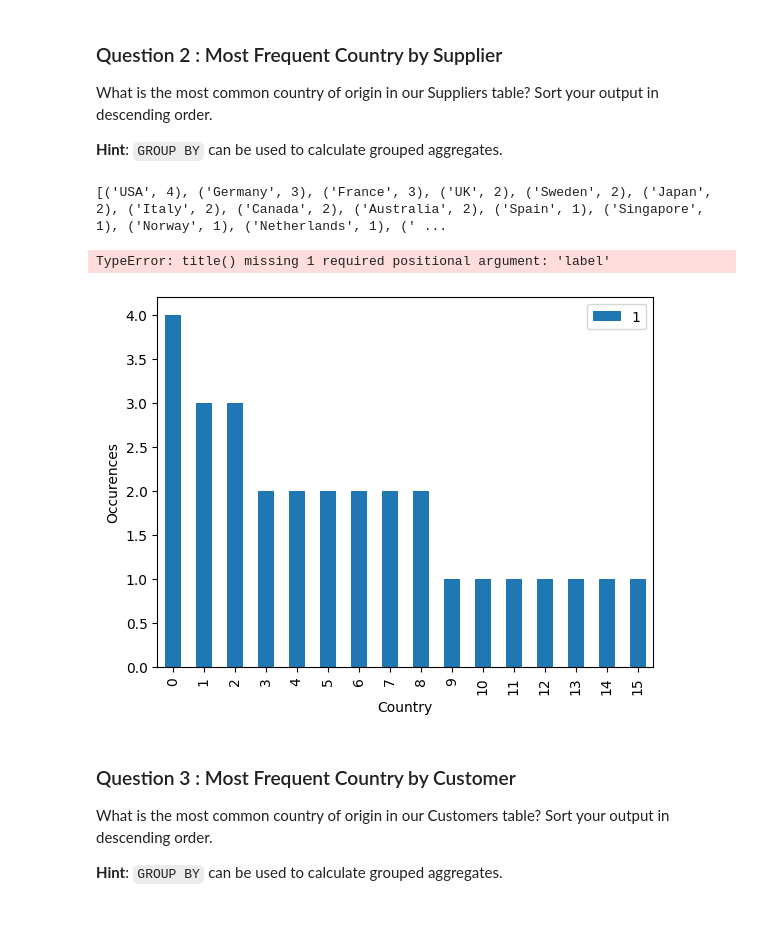
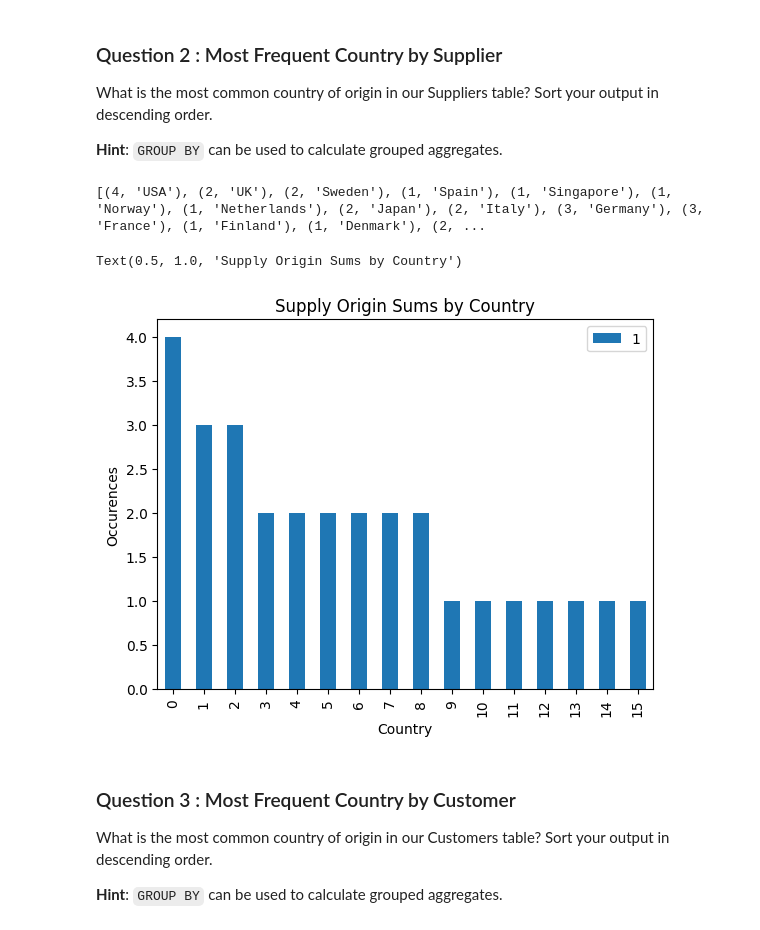
Before and after one commit to jaronly265/SQL-Food-Supplier-Analysis, a Jupyter notebook: adhoc_report.ipynb, the cells around one changed output. Drawn from its saved outputs; the diff is of its cells as text; code cells hidden in the pictures.

```diff
--- a/adhoc_report.ipynb
+++ b/adhoc_report.ipynb
@@ -44,31 +45,31 @@ What is the most common country of origin in our Suppliers table? Sort your outp
 # %%
 # TODO: Write a SQL query which will answer the question above.
 cursor.execute("""
-    SELECT Country, COUNT()
+    SELECT Count(supplierID), Country
     FROM Suppliers
     GROUP BY Country
-    ORDER BY COUNT(Country) DESC;
+    ORDER BY Country DESC;
 """)
 
 # TODO: Fetch your list of tuples and print it out
 rows = cursor.fetchall()
 print(rows)
 # %% [output]
-[('USA', 4), ('Germany', 3), ('France', 3), ('UK', 2), ('Sweden', 2), ('Japan', 2), ('Italy', 2), ('Canada', 2), ('Australia', 2), ('Spain', 1), ('Singapore', 1), ('Norway', 1), ('Netherlands', 1), (' ...
+[(4, 'USA'), (2, 'UK'), (2, 'Sweden'), (1, 'Spain'), (1, 'Singapore'), (1, 'Norway'), (1, 'Netherlands'), (2, 'Japan'), (2, 'Italy'), (3, 'Germany'), (3, 'France'), (1, 'Finland'), (1, 'Denmark'), (2, ...
 # %%
 # TODO: Convert your list of tuples to a dataframe
 df = pd.DataFrame(rows)
 
 
 
 # TODO: Generate a visualization on this dataframe
 df.plot.bar()
 plt.xlabel('Country')
 plt.ylabel('Occurences')
-plt.title()
+plt.title('Supply Origin Sums by Country')
 # %% [output]
-TypeError: title() missing 1 required positional argument: 'label'
+Text(0.5, 1.0, 'Supply Origin Sums by Country')
-[figure, old version]
+[figure, new version]
 # %% [markdown]
 ### Question 3 : Most Frequent Country by Customer
 
```
Also changed, not shown: parts of 16 cells of this notebook, 3 other files.
